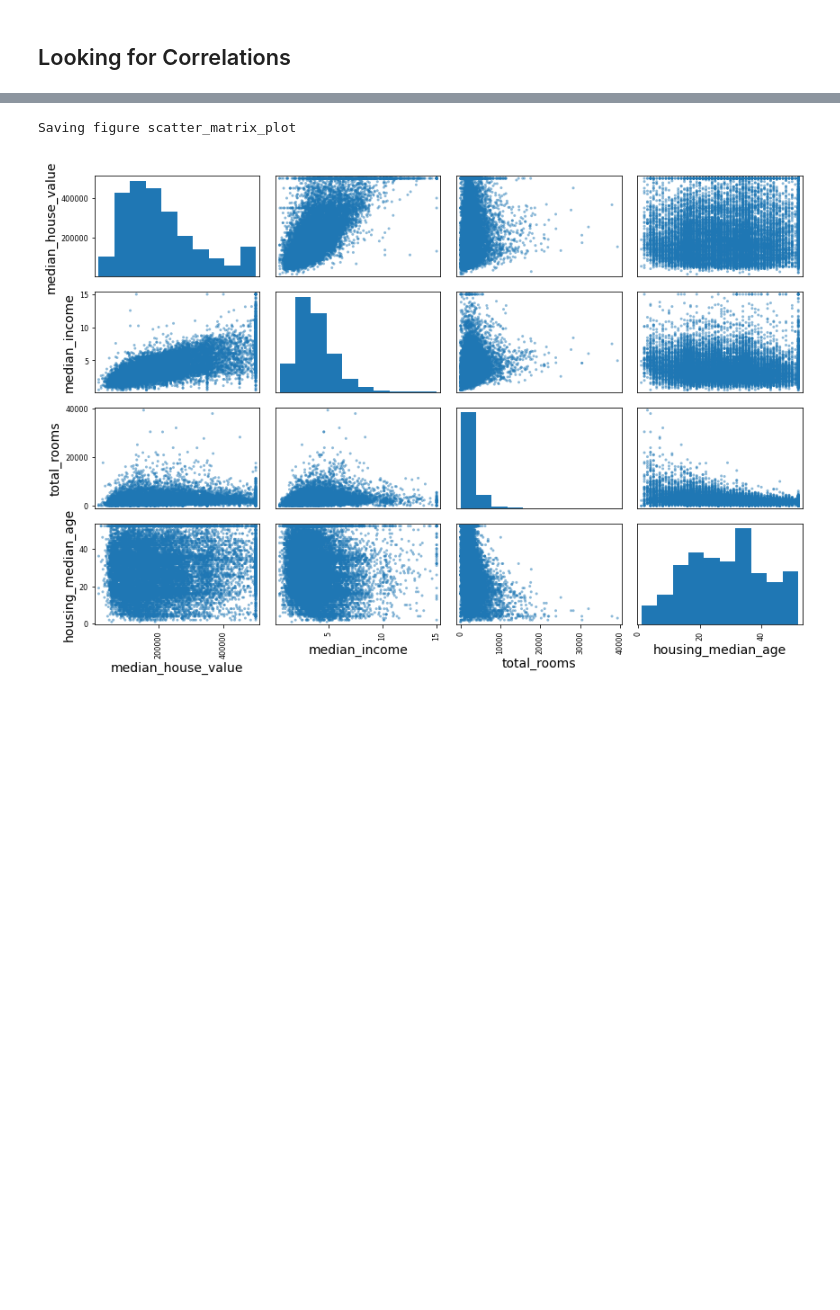
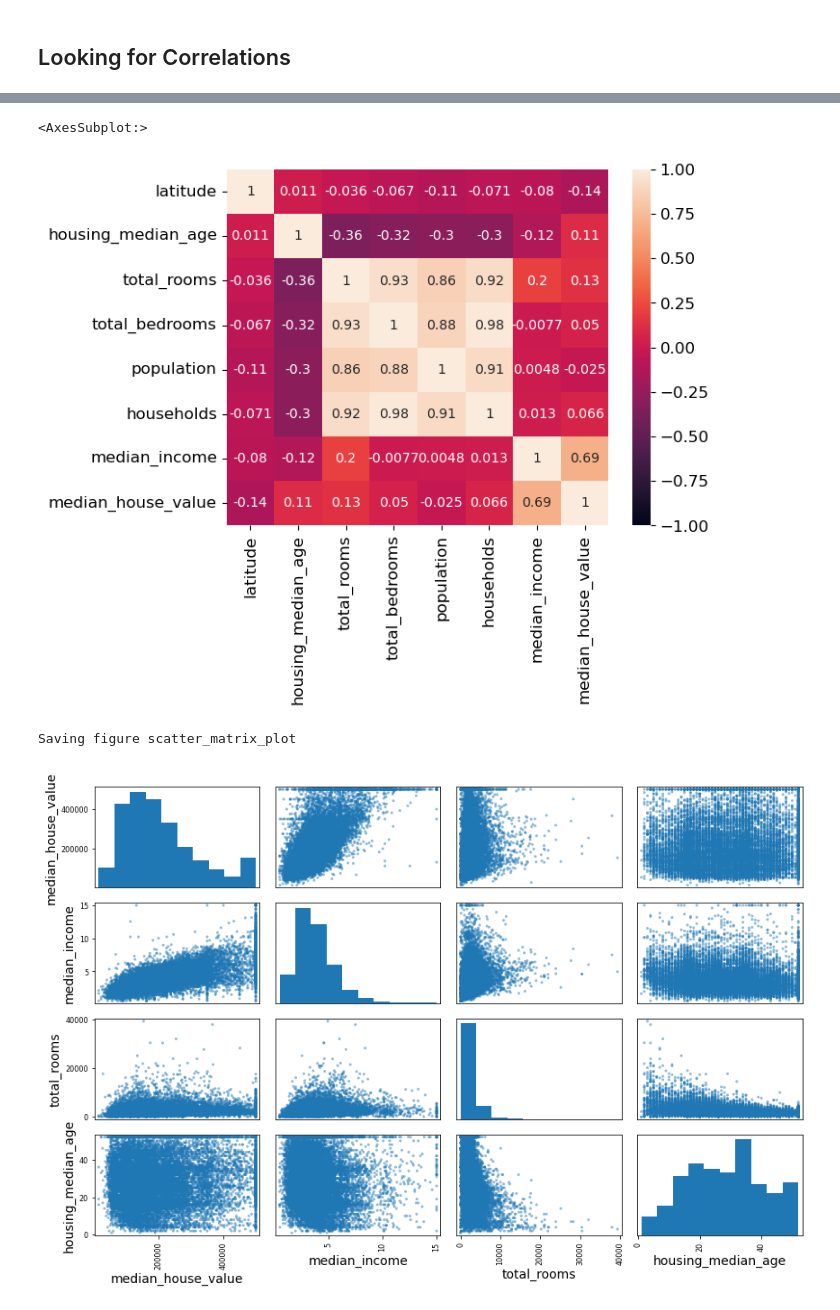
Before and after one commit to dcalipari/ktp-ai-big-data, a Jupyter notebook: 02_end_to_end_machine_learning_project.ipynb, the cells around one changed output, grey strips where cells are left out. Cells and saved outputs as stored; diff of their text form; code cells hidden in the pictures; blank space fills up the shorter version.

Commit message:
Added corredlation heatmap

```diff
--- a/02_end_to_end_machine_learning_project.ipynb
+++ b/02_end_to_end_machine_learning_project.ipynb
@@ -374,0 +361,4 @@ Name: median_house_value, dtype: float64
+# %%
+#read csv creating a dataframe
+df = pd.read_csv(HOUSING_PATH +'/housing.csv', na_values=',', index_col=0)
+df.head()
@@ -374,0 +373,6 @@ Name: median_house_value, dtype: float64
+# %%
+numerical_df = df
+
+#removing non numerical column form dataframe
+del numerical_df["ocean_proximity"]
+numerical_df.tail()
@@ -374,0 +387,3 @@ Name: median_house_value, dtype: float64
+# %%
+corr = numerical_df.corr()
+corr
@@ -375,3 +400,9 @@ Name: median_house_value, dtype: float64
+# %%
+#generating heatmap setting range from -1 to 1 and annotation on each ce
+sns.heatmap(corr, vmin=-1, vmax=1, annot= True)
+# %% [output]
+<AxesSubplot:>
+[figure, added]
 # %%
 # from pandas.tools.plotting import scatter_matrix # For older versions of Pandas
 from pandas.plotting import scatter_matrix
```
Also changed, not shown: parts of 13 cells of this notebook.
